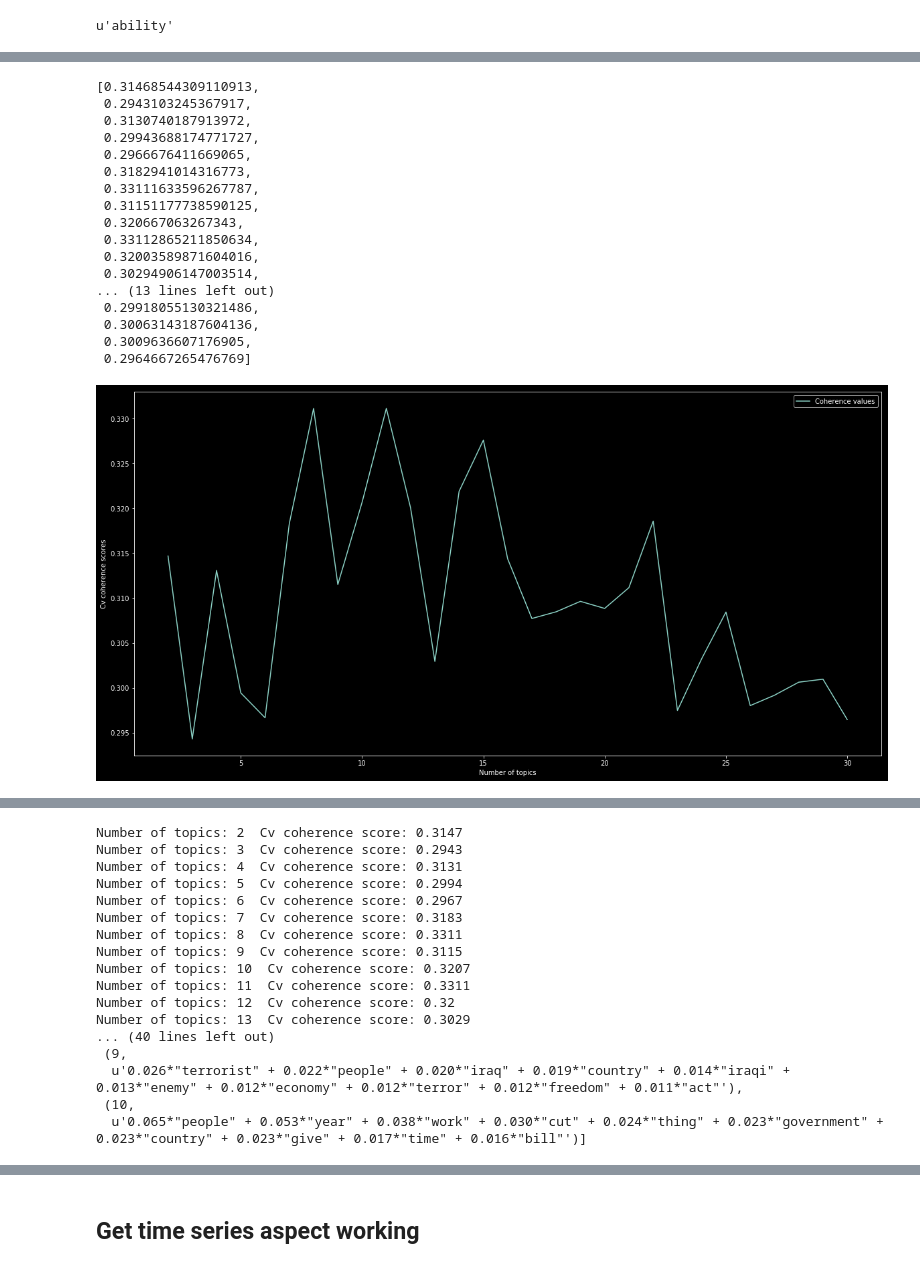
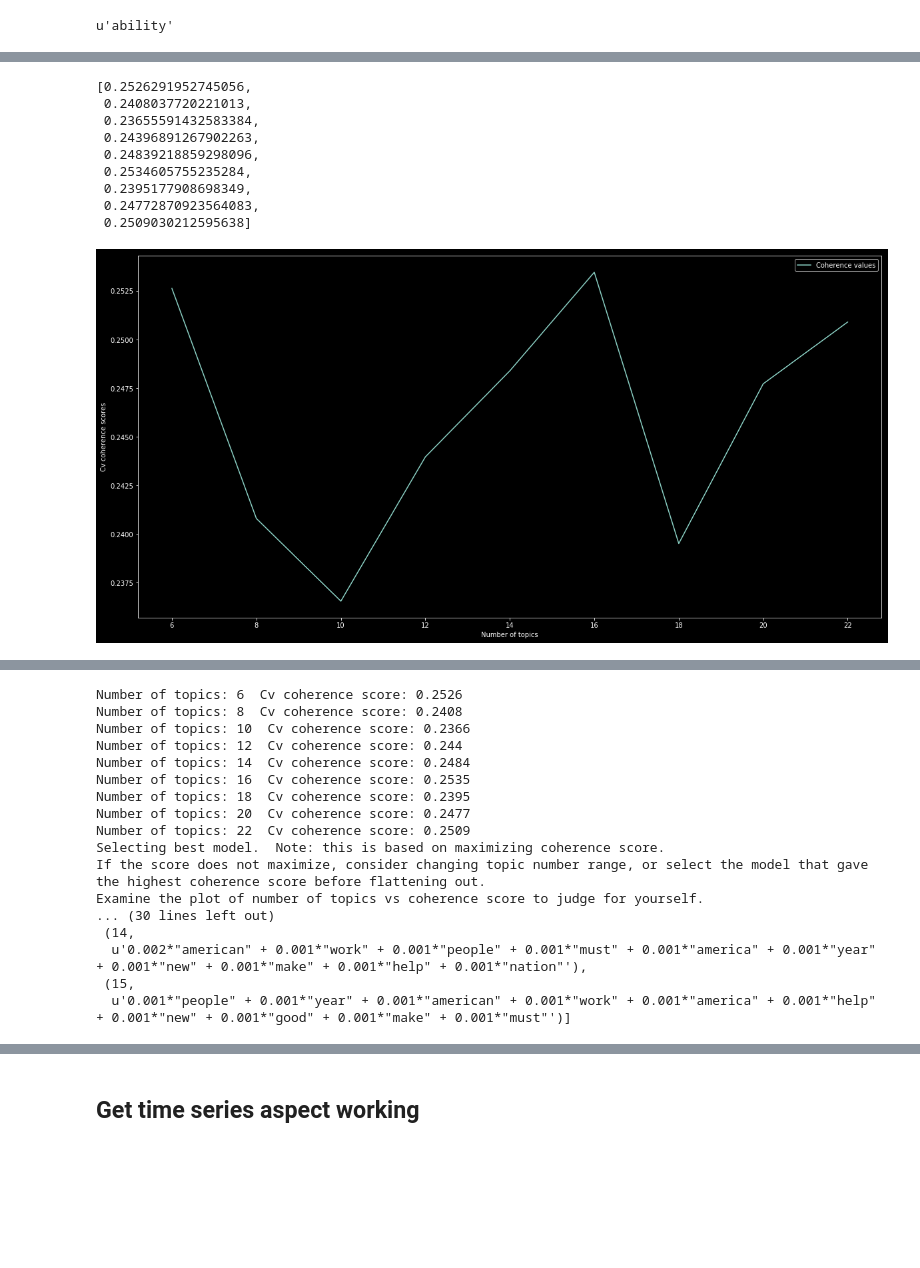
Before and after one commit to dokeeffe87/topic_time_series, a Jupyter notebook: topic_model_number_of_topics.ipynb, the cells around one changed output, grey strips where cells are left out. Cells and saved outputs as stored; diff of their text form; code cells hidden in the pictures; blank space fills up the shorter version.

```diff
--- a/topic_model_number_of_topics.ipynb
+++ b/topic_model_number_of_topics.ipynb
@@ -164,9 +169,9 @@ u'ability'
 # %%
+# We won't use Mallet here as it doesn't play well with PYLDAviz
 model_list, coherence_values = nlp_preprocessing.compute_coherence_values(dictionary=dictionary,
                                                                           corpus=corpus,
                                                                           texts=text_lemma,
-                                                                          limit=31,
-                                                                          start=2,
-                                                                          step=1,
-                                                                          mallet_path=mallet_path)
+                                                                          limit=24,
+                                                                          start=6,
+                                                                          step=2)
 # %% [output]
@@ -190,28 +195,20 @@ model_list, coherence_values = nlp_preprocessing.compute_coherence_values(dictio
 # %%
 coherence_values
 # %% [output]
-[0.31468544309110913,
- 0.2943103245367917,
- 0.3130740187913972,
- 0.29943688174771727,
- 0.2966676411669065,
- 0.3182941014316773,
- 0.33111633596267787,
- 0.31151177738590125,
- 0.320667063267343,
- 0.33112865211850634,
- 0.32003589871604016,
- 0.30294906147003514,
-... (13 lines left out)
- 0.29918055130321486,
- 0.30063143187604136,
- 0.3009636607176905,
- 0.2964667265476769]
+[0.2526291952745056,
+ 0.2408037720221013,
+ 0.23655591432583384,
+ 0.24396891267902263,
+ 0.24839218859298096,
+ 0.2534605755235284,
+ 0.2395177908698349,
+ 0.24772870923564083,
+ 0.2509030212595638]
 # %%
 best_model, optimal_topic_num, coherence_value, best_index = nlp_preprocessing.evaluate_model_coherence(model_list=model_list,
                                                                                                         coherence_values=coherence_values,
-                                                                                                        limit=31,
-                                                                                                        start=2,
-                                                                                                        step=1)
+                                                                                                        limit=24,
+                                                                                                        start=6,
+                                                                                                        step=2)
 # %% [output]
-[figure, old version]
+[figure, new version]
@@ -229,18 +231,18 @@ best_model, optimal_topic_num, coherence_value, best_index = nlp_preprocessing.e
-Number of topics: 2  Cv coherence score: 0.3147
-Number of topics: 3  Cv coherence score: 0.2943
-Number of topics: 4  Cv coherence score: 0.3131
-Number of topics: 5  Cv coherence score: 0.2994
-Number of topics: 6  Cv coherence score: 0.2967
-Number of topics: 7  Cv coherence score: 0.3183
-Number of topics: 8  Cv coherence score: 0.3311
-Number of topics: 9  Cv coherence score: 0.3115
-Number of topics: 10  Cv coherence score: 0.3207
-Number of topics: 11  Cv coherence score: 0.3311
-Number of topics: 12  Cv coherence score: 0.32
-Number of topics: 13  Cv coherence score: 0.3029
-... (40 lines left out)
- (9,
-  u'0.026*"terrorist" + 0.022*"people" + 0.020*"iraq" + 0.019*"country" + 0.014*"iraqi" + 0.013*"enemy" + 0.012*"economy" + 0.012*"terror" + 0.012*"freedom" + 0.011*"act"'),
- (10,
-  u'0.065*"people" + 0.053*"year" + 0.038*"work" + 0.030*"cut" + 0.024*"thing" + 0.023*"government" + 0.023*"country" + 0.023*"give" + 0.017*"time" + 0.016*"bill"')]
+Number of topics: 6  Cv coherence score: 0.2526
+Number of topics: 8  Cv coherence score: 0.2408
+Number of topics: 10  Cv coherence score: 0.2366
+Number of topics: 12  Cv coherence score: 0.244
+Number of topics: 14  Cv coherence score: 0.2484
+Number of topics: 16  Cv coherence score: 0.2535
+Number of topics: 18  Cv coherence score: 0.2395
+Number of topics: 20  Cv coherence score: 0.2477
+Number of topics: 22  Cv coherence score: 0.2509
+Selecting best model.  Note: this is based on maximizing coherence score.
+If the score does not maximize, consider changing topic number range, or select the model that gave the highest coherence score before flattening out.
+Examine the plot of number of topics vs coherence score to judge for yourself.
+... (30 lines left out)
+ (14,
+  u'0.002*"american" + 0.001*"work" + 0.001*"people" + 0.001*"must" + 0.001*"america" + 0.001*"year" + 0.001*"new" + 0.001*"make" + 0.001*"help" + 0.001*"nation"'),
+ (15,
+  u'0.001*"people" + 0.001*"year" + 0.001*"american" + 0.001*"work" + 0.001*"america" + 0.001*"help" + 0.001*"new" + 0.001*"good" + 0.001*"make" + 0.001*"must"')]
 # %%
```
Also changed, not shown: parts of 40 cells of this notebook.
